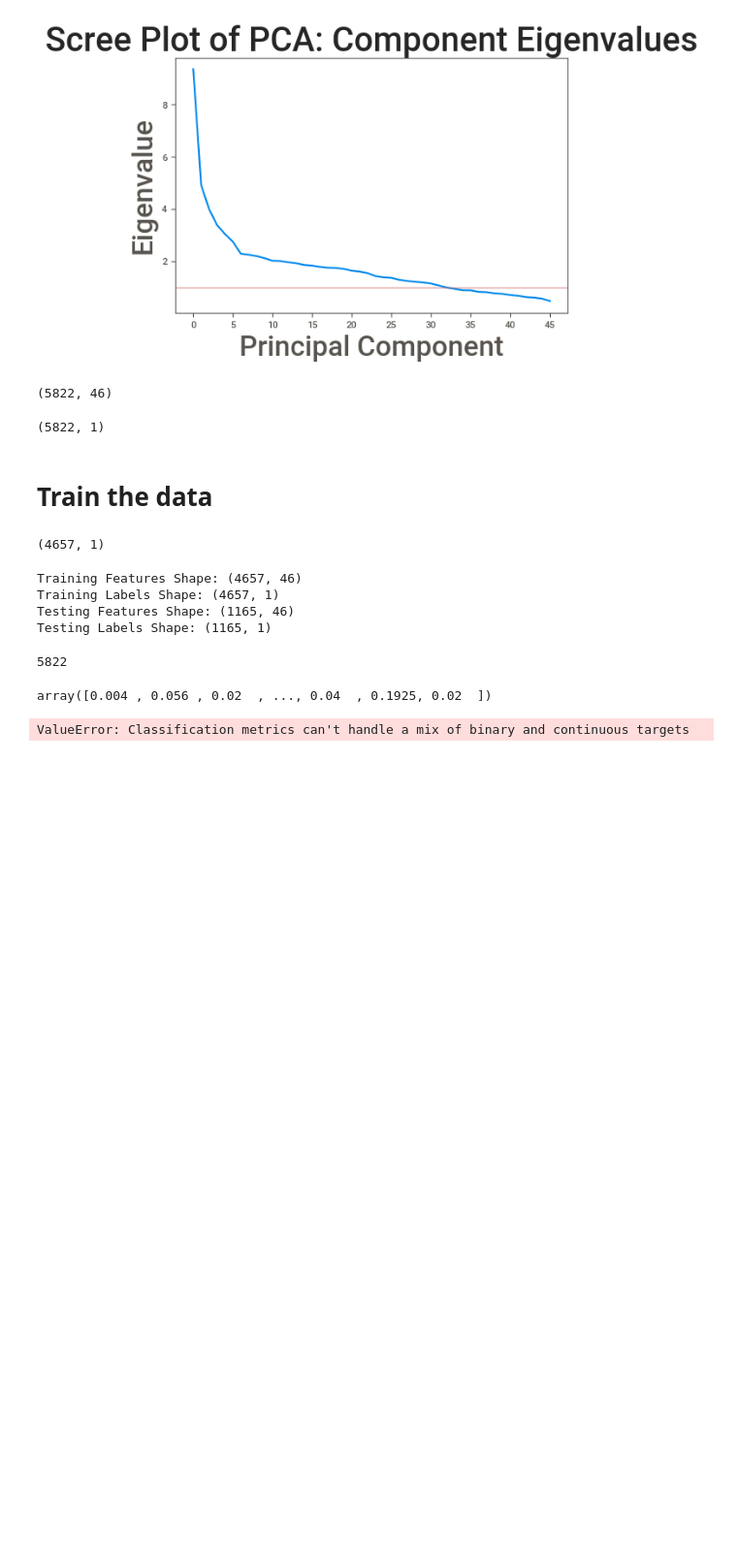
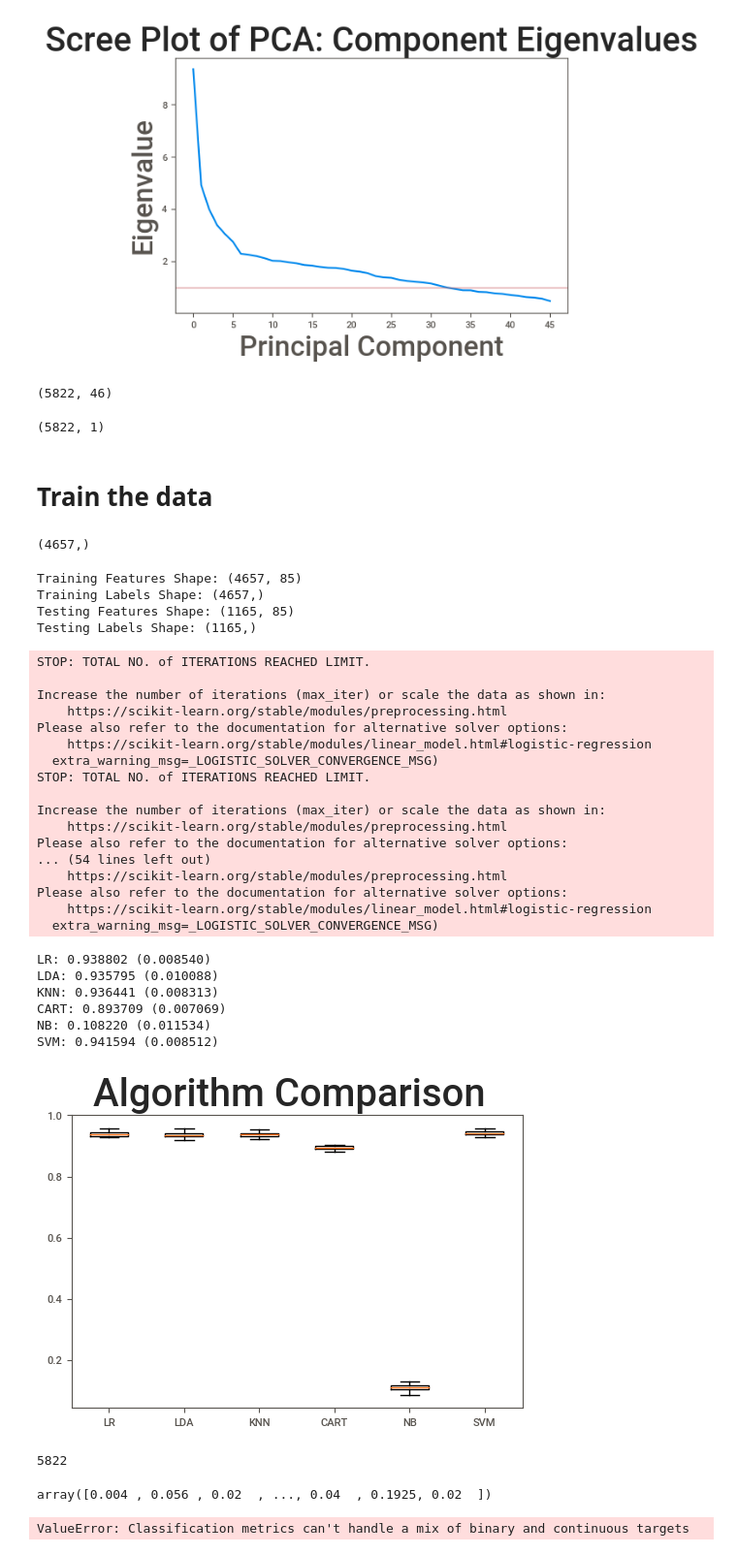
Before and after one commit to ebitdad7/insurance_project, a Jupyter notebook: Training_data.ipynb, the cells around one changed output. Shown at 97% size. Drawn from its saved outputs; the diff is of its cells as text; code cells hidden in the pictures; blank space fills up the shorter version.

Commit message:
adding_diff_models

```diff
--- a/Training_data.ipynb
+++ b/Training_data.ipynb
@@ -108,5 +106,5 @@ sns.set_context("poster")
 #8 f 10.000 - 19.999
 #9 f 20.000 - ?
 # %%
-df_train = pd.read_csv('tic_2000_train_data.csv')
+df = pd.read_csv('tic_2000_train_data.csv')
 # %%
@@ -209,9 +207,9 @@ features = ['MOSTYPE', 'MAANTHUI', 'MGEMOMV', 'MGEMLEEF', 'MOSHOOFD', 'MGODRK',
        'ALEVEN', 'APERSONG', 'AGEZONG', 'AWAOREG', 'ABRAND', 'AZEILPL',
        'APLEZIER', 'AFIETS', 'AINBOED', 'ABYSTAND']
 # Separating out the features
-x = df_train.loc[:, features].values
+x = df.loc[:, features].values
 # Separating out the target
-y = df_train.loc[:,['CARAVAN']].values
+y = df.loc[:,['CARAVAN']].values
 # Standardizing the features
 x = StandardScaler().fit_transform(x)
 # %%
@@ -299,21 +320,82 @@ Y = np.array(y)
 # %%
 from sklearn.model_selection import train_test_split
 
-X_train, X_test, y_train, y_test = train_test_split(X, Y, test_size=0.2, random_state=0)
+X_train, X_test, y_train, y_test = train_test_split(x, y.ravel(), test_size=0.2, random_state=0)
 # %%
 y_train.shape
 # %% [output]
-(4657, 1)
+(4657,)
 # %%
 print('Training Features Shape:', X_train.shape)
 print('Training Labels Shape:', y_train.shape)
 print('Testing Features Shape:', X_test.shape)
 print('Testing Labels Shape:', y_test.shape)
 # %% [output]
-Training Features Shape: (4657, 46)
-Training Labels Shape: (4657, 1)
-Testing Features Shape: (1165, 46)
-Testing Labels Shape: (1165, 1)
+Training Features Shape: (4657, 85)
+Training Labels Shape: (4657,)
+Testing Features Shape: (1165, 85)
+Testing Labels Shape: (1165,)
+# %%
+from sklearn import model_selection
+from sklearn.linear_model import LogisticRegression
+from sklearn.tree import DecisionTreeClassifier
+from sklearn.neighbors import KNeighborsClassifier
+from sklearn.discriminant_analysis import LinearDiscriminantAnalysis
+from sklearn.naive_bayes import GaussianNB
+from sklearn.svm import SVC
+# load dataset
+# prepare configuration for cross validation test harness
+# prepare models
+models = []
+models.append(('LR', LogisticRegression()))
+models.append(('LDA', LinearDiscriminantAnalysis()))
+models.append(('KNN', KNeighborsClassifier()))
+models.append(('CART', DecisionTreeClassifier()))
+models.append(('NB', GaussianNB()))
+models.append(('SVM', SVC()))
+# evaluate each model in turn
+results = []
+names = []
+scoring = 'accuracy'
+for name, model in models:
+	kfold = model_selection.KFold(n_splits=10)
+	cv_results = model_selection.cross_val_score(model, X_train, y_train, cv=kfold, scoring=scoring)
+	results.append(cv_results)
+	names.append(name)
+	msg = "%s: %f (%f)" % (name, cv_results.mean(), cv_results.std())
+	print(msg)
+# boxplot algorithm comparison
+fig = plt.figure()
+fig.suptitle('Algorithm Comparison')
+ax = fig.add_subplot(111)
+plt.boxplot(results)
+ax.set_xticklabels(names)
+plt.show()
+# %% [output]
+STOP: TOTAL NO. of ITERATIONS REACHED LIMIT.
+
+Increase the number of iterations (max_iter) or scale the data as shown in:
+    https://scikit-learn.org/stable/modules/preprocessing.html
+Please also refer to the documentation for alternative solver options:
+    https://scikit-learn.org/stable/modules/linear_model.html#logistic-regression
+  extra_warning_msg=_LOGISTIC_SOLVER_CONVERGENCE_MSG)
+STOP: TOTAL NO. of ITERATIONS REACHED LIMIT.
+
+Increase the number of iterations (max_iter) or scale the data as shown in:
+    https://scikit-learn.org/stable/modules/preprocessing.html
+Please also refer to the documentation for alternative solver options:
+... (54 lines left out)
+    https://scikit-learn.org/stable/modules/preprocessing.html
+Please also refer to the documentation for alternative solver options:
+    https://scikit-learn.org/stable/modules/linear_model.html#logistic-regression
+  extra_warning_msg=_LOGISTIC_SOLVER_CONVERGENCE_MSG)
+LR: 0.938802 (0.008540)
+LDA: 0.935795 (0.010088)
+KNN: 0.936441 (0.008313)
+CART: 0.893709 (0.007069)
+NB: 0.108220 (0.011534)
+SVM: 0.941594 (0.008512)
+[figure, added]
 # %%
 from sklearn.ensemble import RandomForestRegressor
 
```
Also changed, not shown: parts of 10 cells of this notebook.
